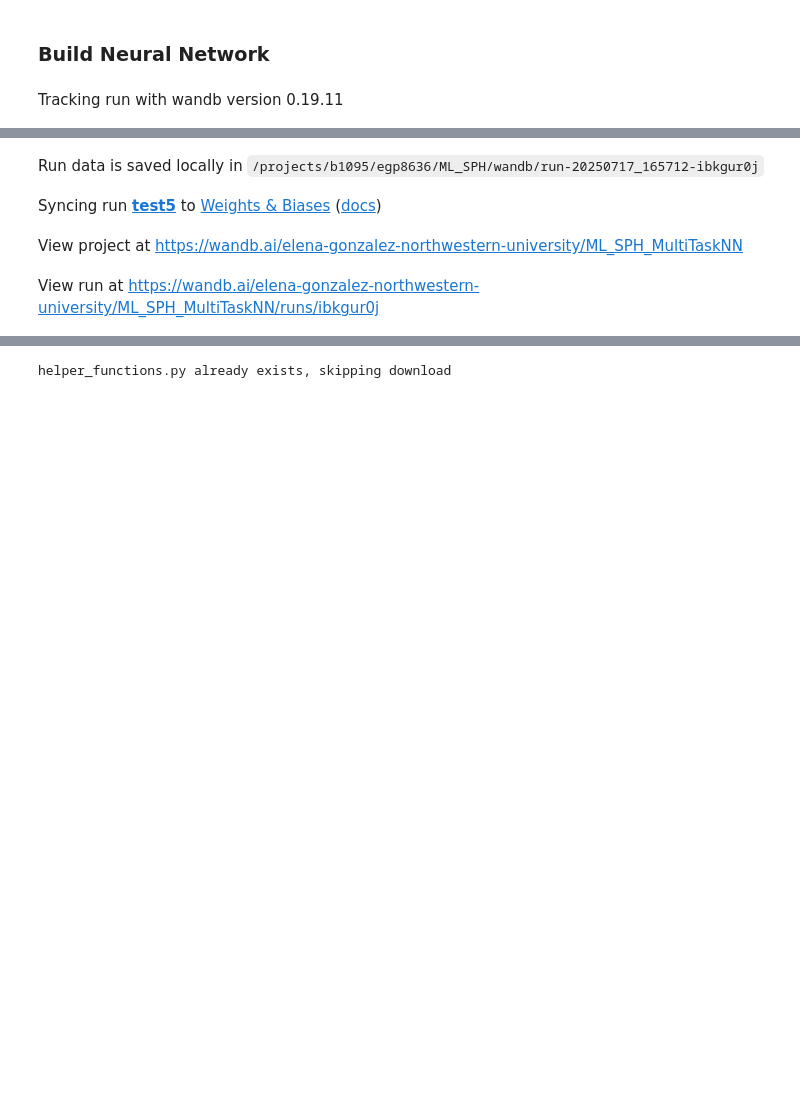
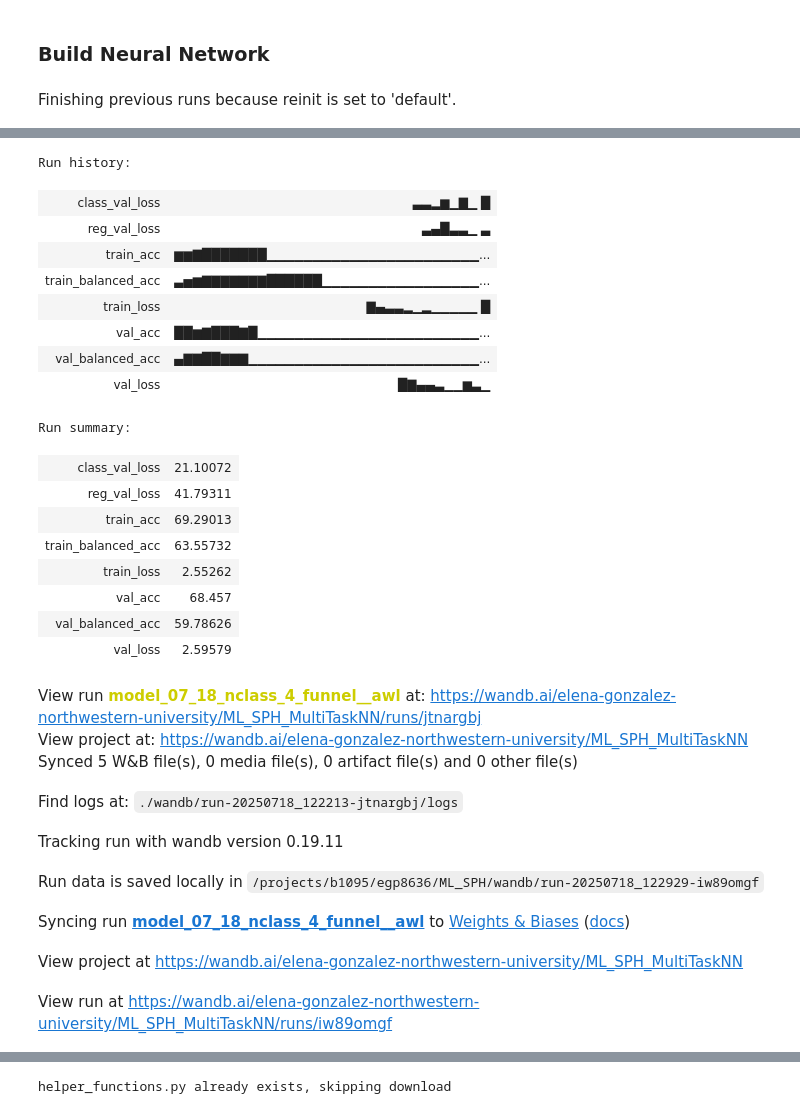
Before and after one commit to elenagonzalez870/ML_SPH_project, a Jupyter notebook: Multitask_NN.ipynb, the cells around one changed output, grey strips where cells are left out. Drawn from its saved outputs; the diff is of its cells as text; code cells hidden in the pictures; blank space fills up the shorter version.

```diff
--- a/Multitask_NN.ipynb
+++ b/Multitask_NN.ipynb
@@ -293,7 +319,7 @@ run = wandb.init(
     # Set the wandb project where this run will be logged.
     project="ML_SPH_MultiTaskNN",
     # name="W521_256_128_l3_500_class_4_ca",
-    name="test5",
+    name="model_07_18_nclass_4_funnel__awl",
     # Track hyperparameters and run metadata.
     config={
         "learning_rate": "cosine_annealing",
@@ -308,6 +334,6 @@ run = wandb.init(
 )
 
 # model_name =' model_07_16_nclass_4_funnel'
-model_name = "test5"
+model_name = "model_07_18_nclass_4_funnel"
 # %% [output]
-Tracking run with wandb version 0.19.11
+Finishing previous runs because reinit is set to 'default'.
@@ -314,5 +341,28 @@ Tracking run with wandb version 0.19.11
+Run history:
+| class_val_loss | ▃▃▂▆▁▇▁ █ |
+| reg_val_loss | ▃▄█▃▃▁ ▃ |
+| train_acc | ▆▆▇███████▁▁▁▁▁▁▁▁▁▁▁▁▁▁▁▁▁▁▁▁▁▁▁... |
+| train_balanced_acc | ▃▅▆▇▇▇▇▇▇▇██████▁▁▁▁▁▁▁▁▁▁▁▁▁▁▁▁▁... |
+| train_loss | ▇▄▃▃▂▁▂▁▁▁▁▁ █ |
+| val_acc | ██▆▇███▇█▁▁▁▁▁▁▁▁▁▁▁▁▁▁▁▁▁▁▁▁▁▁▁▁... |
+| val_balanced_acc | ▄▇▇██▇▇▇▁▁▁▁▁▁▁▁▁▁▁▁▁▁▁▁▁▁▁▁▁▁▁▁▁... |
+| val_loss | █▇▄▄▃▁▁▆▃▁ |
+Run summary:
+| class_val_loss | 21.10072 |
+| reg_val_loss | 41.79311 |
+| train_acc | 69.29013 |
+| train_balanced_acc | 63.55732 |
+| train_loss | 2.55262 |
+| val_acc | 68.457 |
+| val_balanced_acc | 59.78626 |
+| val_loss | 2.59579 |
-Run data is saved locally in /projects/b1095/egp8636/ML_SPH/wandb/run-20250717_165712-ibkgur0j
+View run model_07_18_nclass_4_funnel__awl at: https://wandb.ai/elena-gonzalez-northwestern-university/ML_SPH_MultiTaskNN/runs/jtnargbj
+View project at: https://wandb.ai/elena-gonzalez-northwestern-university/ML_SPH_MultiTaskNN
+Synced 5 W&B file(s), 0 media file(s), 0 artifact file(s) and 0 other file(s)
-Syncing run test5 to Weights & Biases (docs)
+Find logs at: ./wandb/run-20250718_122213-jtnargbj/logs
-View project at https://wandb.ai/elena-gonzalez-northwestern-university/ML_SPH_MultiTaskNN
+Tracking run with wandb version 0.19.11
-View run at https://wandb.ai/elena-gonzalez-northwestern-university/ML_SPH_MultiTaskNN/runs/ibkgur0j
+Run data is saved locally in /projects/b1095/egp8636/ML_SPH/wandb/run-20250718_122929-iw89omgf
+Syncing run model_07_18_nclass_4_funnel__awl to Weights & Biases (docs)
+View project at https://wandb.ai/elena-gonzalez-northwestern-university/ML_SPH_MultiTaskNN
+View run at https://wandb.ai/elena-gonzalez-northwestern-university/ML_SPH_MultiTaskNN/runs/iw89omgf
 # %%
```
Also changed, not shown: parts of 10 cells of this notebook.
